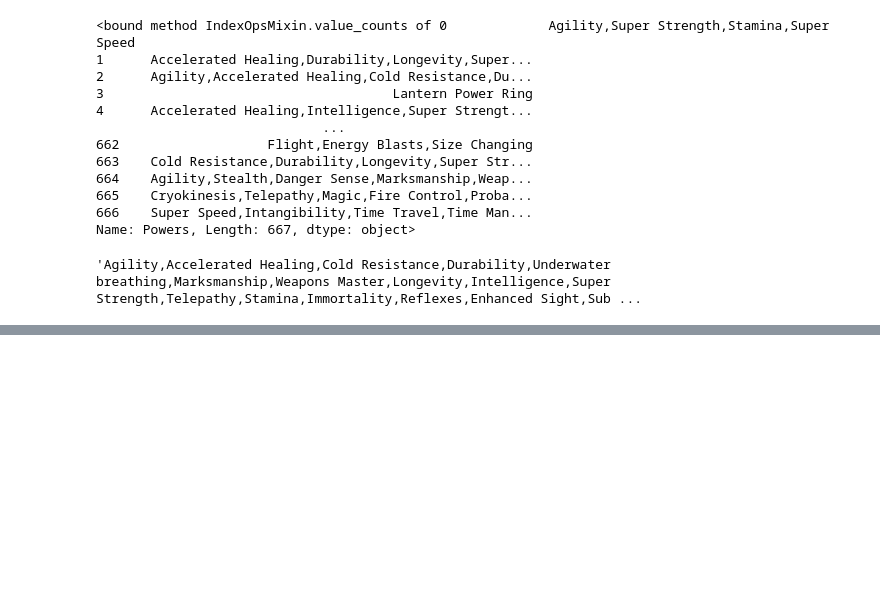
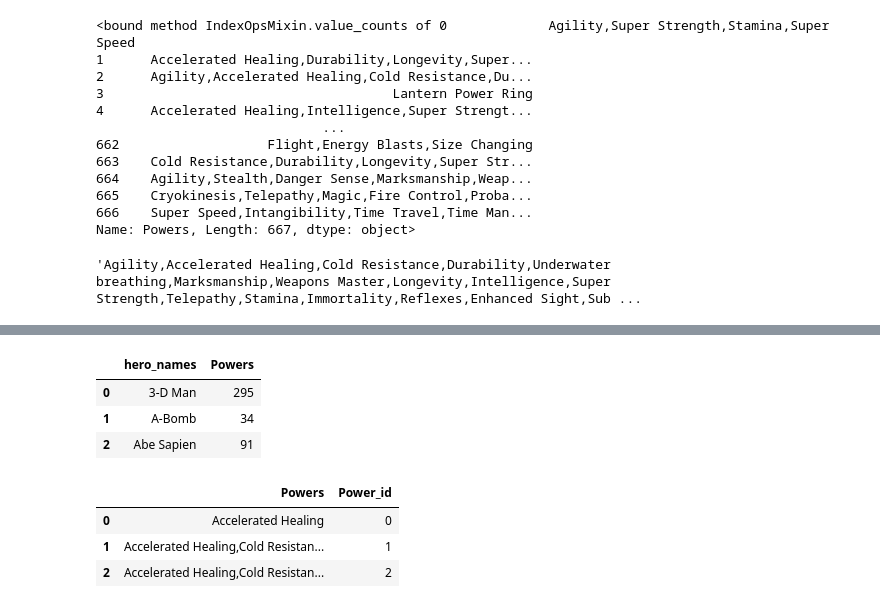
Before and after one commit to AlphaKaba24/Applying-Advanced-Transformations--Core-, a Jupyter notebook: Advanced Transformation DATA/Applying Advanced Transformations (Core).ipynb, the cells around one changed output, grey strips where cells are left out. Cells and saved outputs as stored; diff of their text form; code cells hidden in the pictures; blank space fills up the shorter version.

```diff
--- a/Advanced Transformation DATA/Applying Advanced Transformations (Core).ipynb
+++ b/Advanced Transformation DATA/Applying Advanced Transformations (Core).ipynb
@@ -191,4 +184,0 @@ df2['Powers'] = df2['Powers'].str.replace("'", '"')
-# %%
-df2['Powers'] = df2['Powers'].apply(json.loads)
-
-df2['Powers'].head()
@@ -198,0 +200,3 @@ exploded = df2.explode('Powers')
+# %%
+unique_ids = sorted(df2['Powers'].unique())
+unique_ids[:3]
@@ -198,0 +207,3 @@ exploded = df2.explode('Powers')
+# %%
+int_ids = range(len(unique_ids))
+int_ids
@@ -198,0 +217,3 @@ exploded = df2.explode('Powers')
+# %%
+id_map = dict(zip(unique_ids,int_ids))
+id_map
@@ -198,0 +254,17 @@ exploded = df2.explode('Powers')
+# %%
+df2['Powers'] = df2['Powers'].replace(id_map)
+df2.head(3)
+# %% [output]
+|  | hero_names | Powers |
+| 0 | 3-D Man | 295 |
+| 1 | A-Bomb | 34 |
+| 2 | Abe Sapien | 91 |
+# %%
+id_lookup = pd.DataFrame({'Powers': id_map.keys(),
+                         'Power_id':id_map.values()})
+id_lookup.head(3)
+# %% [output]
+|  | Powers | Power_id |
+| 0 | Accelerated Healing | 0 |
+| 1 | Accelerated Healing,Cold Resistan... | 1 |
+| 2 | Accelerated Healing,Cold Resistan... | 2 |
```
Also changed, not shown: parts of 12 cells of this notebook.
